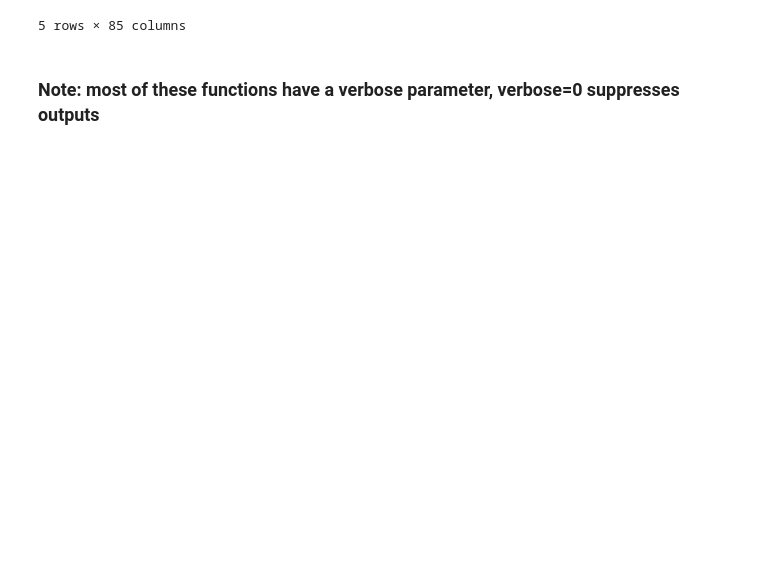
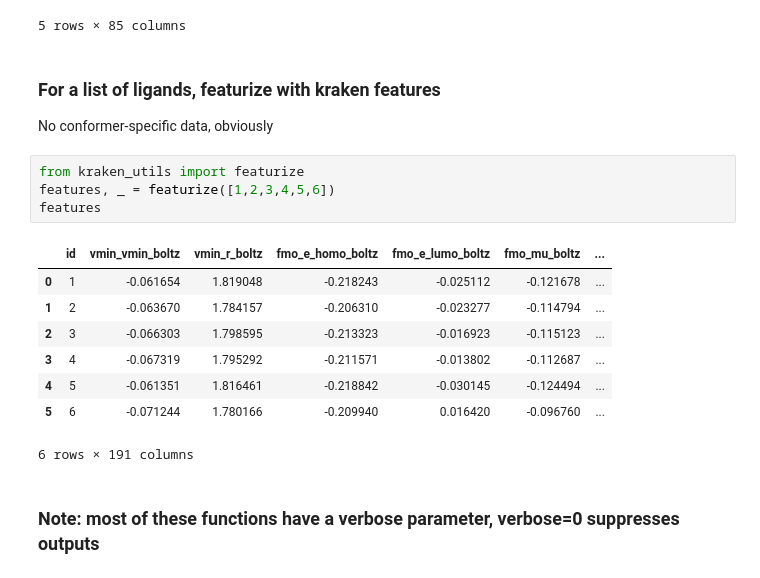
Before and after one commit to beef-broccoli/ochem-data, a Jupyter notebook: kraken/demo.ipynb, the cells around one changed output. Cells and saved outputs as stored; diff of their text form; blank space fills up the shorter version.

```diff
--- a/kraken/demo.ipynb
+++ b/kraken/demo.ipynb
@@ -329,5 +328,21 @@ featurize_ligand(id=254)
 | 00000254_noNi_00002 | -1316.755766 | -1317.105372 | -1317.113963 | -1316.464139 | -1316.813746 | -1316.822336 | 0.276173 | 0.055905 | -1.21 | ... |
 | 00000254_noNi_00003 | -1316.755766 | -1317.105375 | -1317.113965 | -1316.464143 | -1316.813752 | -1316.822342 | 0.276181 | 0.055905 | -1.21 | ... |
 5 rows × 85 columns
+# %% [markdown]
+### For a list of ligands, featurize with kraken features
+No conformer-specific data, obviously
+# %%
+from kraken_utils import featurize
+features, _ = featurize([1,2,3,4,5,6])
+features
+# %% [output]
+|  | id | vmin_vmin_boltz | vmin_r_boltz | fmo_e_homo_boltz | fmo_e_lumo_boltz | fmo_mu_boltz | ... |
+| 0 | 1 | -0.061654 | 1.819048 | -0.218243 | -0.025112 | -0.121678 | ... |
+| 1 | 2 | -0.063670 | 1.784157 | -0.206310 | -0.023277 | -0.114794 | ... |
+| 2 | 3 | -0.066303 | 1.798595 | -0.213323 | -0.016923 | -0.115123 | ... |
+| 3 | 4 | -0.067319 | 1.795292 | -0.211571 | -0.013802 | -0.112687 | ... |
+| 4 | 5 | -0.061351 | 1.816461 | -0.218842 | -0.030145 | -0.124494 | ... |
+| 5 | 6 | -0.071244 | 1.780166 | -0.209940 | 0.016420 | -0.096760 | ... |
+6 rows × 191 columns
 # %% [markdown]
 ### Note: most of these functions have a verbose parameter, verbose=0 suppresses outputs
```
Also changed, not shown: parts of 10 cells of this notebook, 3 other files.
